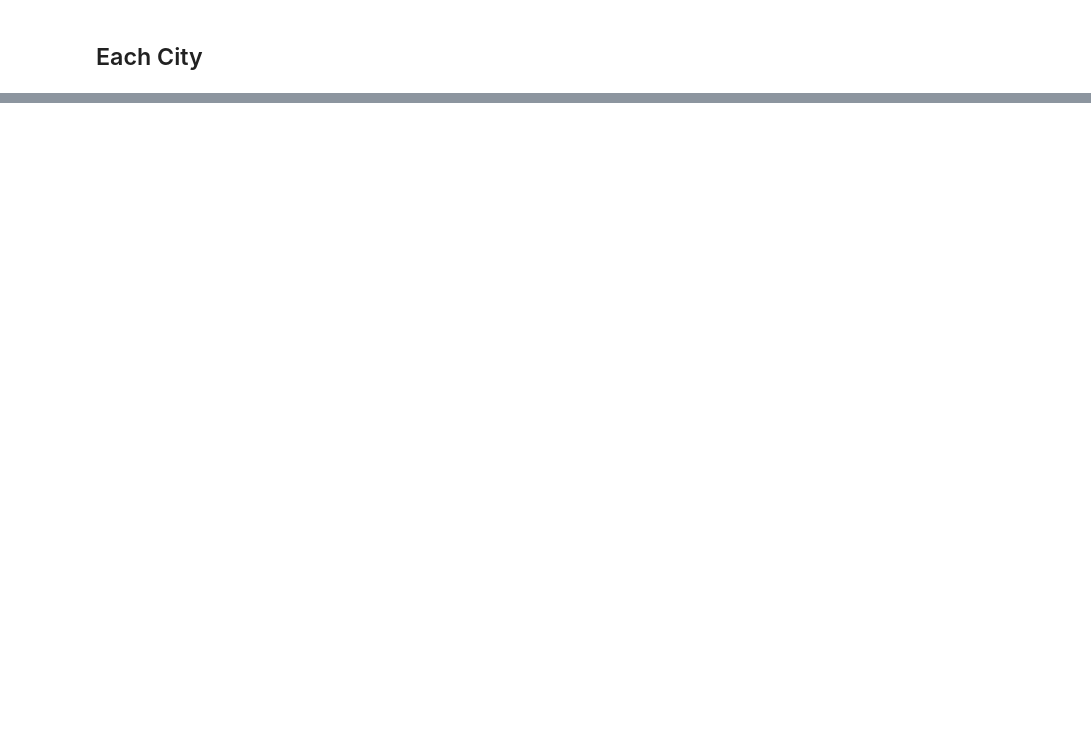
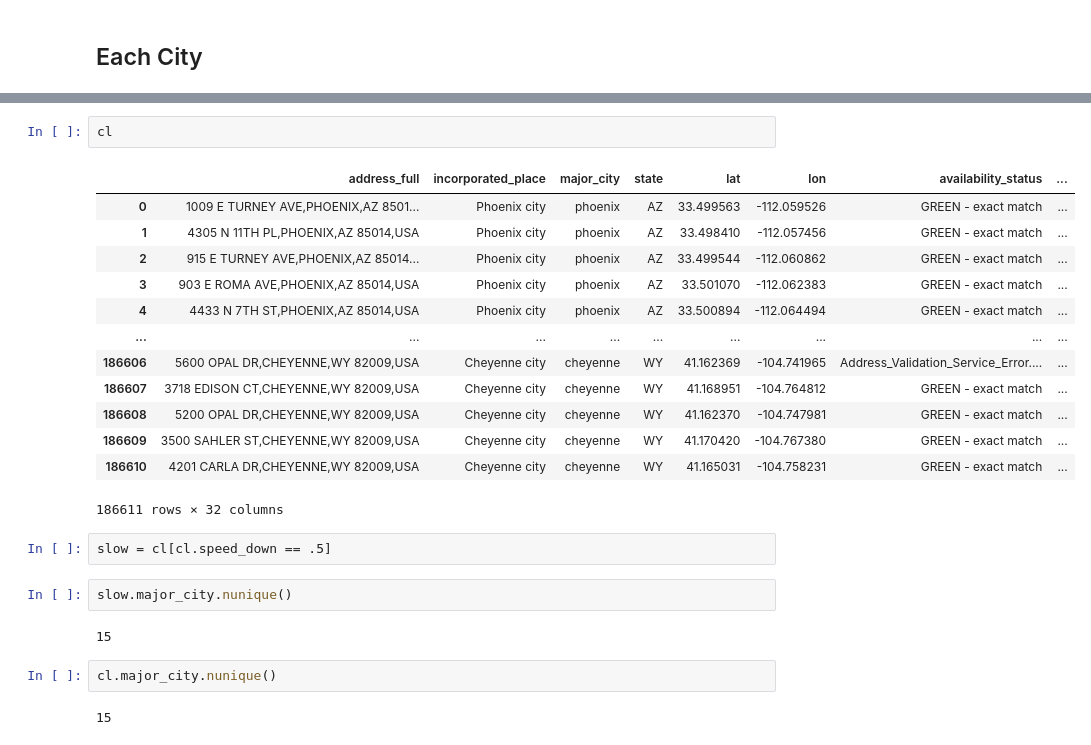
Before and after one commit to the-markup/investigation-isp, a Jupyter notebook: notebooks/2c-centurylink-reports.ipynb, the cells around one changed output, grey strips where cells are left out. Drawn from its saved outputs; the diff is of its cells as text; blank space fills up the shorter version.

```diff
--- a/notebooks/2c-centurylink-reports.ipynb
+++ b/notebooks/2c-centurylink-reports.ipynb
@@ -131,0 +284,26 @@ boise
+# %%
+cl
+# %% [output]
+|  | address_full | incorporated_place | major_city | state | lat | lon | availability_status | ... |
+| 0 | 1009 E TURNEY AVE,PHOENIX,AZ 8501... | Phoenix city | phoenix | AZ | 33.499563 | -112.059526 | GREEN - exact match | ... |
+| 1 | 4305 N 11TH PL,PHOENIX,AZ 85014,USA | Phoenix city | phoenix | AZ | 33.498410 | -112.057456 | GREEN - exact match | ... |
+| 2 | 915 E TURNEY AVE,PHOENIX,AZ 85014... | Phoenix city | phoenix | AZ | 33.499544 | -112.060862 | GREEN - exact match | ... |
+| 3 | 903 E ROMA AVE,PHOENIX,AZ 85014,USA | Phoenix city | phoenix | AZ | 33.501070 | -112.062383 | GREEN - exact match | ... |
+| 4 | 4433 N 7TH ST,PHOENIX,AZ 85014,USA | Phoenix city | phoenix | AZ | 33.500894 | -112.064494 | GREEN - exact match | ... |
+| ... | ... | ... | ... | ... | ... | ... | ... | ... |
+| 186606 | 5600 OPAL DR,CHEYENNE,WY 82009,USA | Cheyenne city | cheyenne | WY | 41.162369 | -104.741965 | Address_Validation_Service_Error.... | ... |
+| 186607 | 3718 EDISON CT,CHEYENNE,WY 82009,USA | Cheyenne city | cheyenne | WY | 41.168951 | -104.764812 | GREEN - exact match | ... |
+| 186608 | 5200 OPAL DR,CHEYENNE,WY 82009,USA | Cheyenne city | cheyenne | WY | 41.162370 | -104.747981 | GREEN - exact match | ... |
+| 186609 | 3500 SAHLER ST,CHEYENNE,WY 82009,USA | Cheyenne city | cheyenne | WY | 41.170420 | -104.767380 | GREEN - exact match | ... |
+| 186610 | 4201 CARLA DR,CHEYENNE,WY 82009,USA | Cheyenne city | cheyenne | WY | 41.165031 | -104.758231 | GREEN - exact match | ... |
+186611 rows × 32 columns
+# %%
+slow = cl[cl.speed_down == .5]
+# %%
+slow.major_city.nunique()
+# %% [output]
+15
+# %%
+cl.major_city.nunique()
+# %% [output]
+15
```
Also changed, not shown: parts of 30 cells of this notebook, 16 other files.
